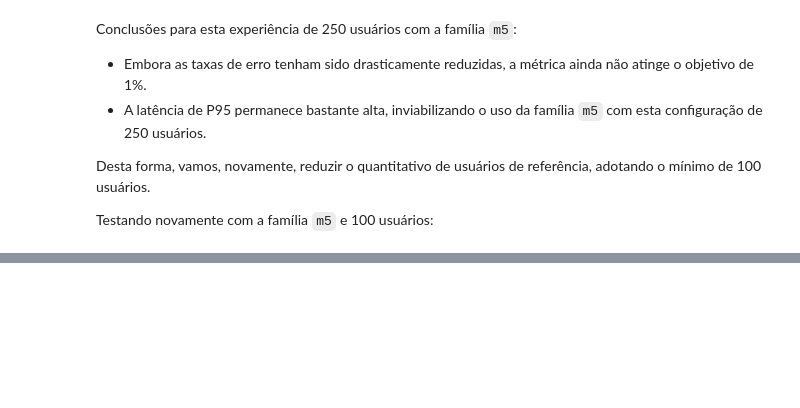
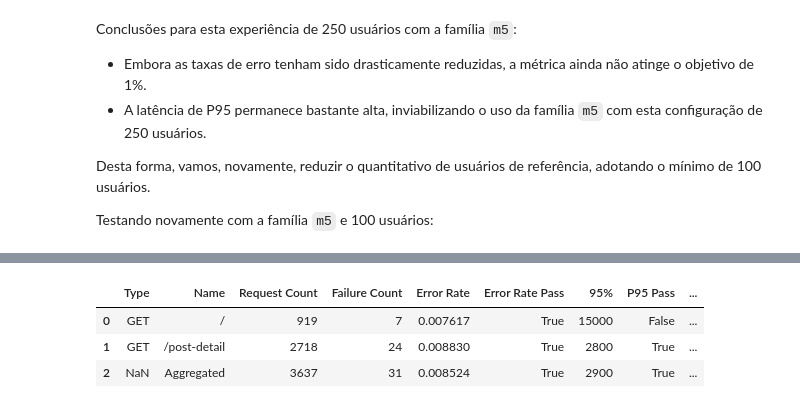
Before and after one commit to jonasluz/DIA.X540.cloud-ai, a Jupyter notebook: Project-4/Project-4.ipynb, the cells around one changed output, grey strips where cells are left out. Saved outputs shown, nothing was run; the diff lists cells and outputs as text; code cells hidden in the pictures; blank space fills up the shorter version.

```diff
--- a/Project-4/Project-4.ipynb
+++ b/Project-4/Project-4.ipynb
@@ -404,0 +419,7 @@ Testando novamente com a família `m5` e 100 usuários:
+# %%
+evaluate_results_from_csv('results/m5-2xlarge_100u_1i_stats.csv')
+# %% [output]
+|  | Type | Name | Request Count | Failure Count | Error Rate | Error Rate Pass | 95% | P95 Pass | ... |
+| 0 | GET | / | 919 | 7 | 0.007617 | True | 15000 | False | ... |
+| 1 | GET | /post-detail | 2718 | 24 | 0.008830 | True | 2800 | True | ... |
+| 2 | NaN | Aggregated | 3637 | 31 | 0.008524 | True | 2900 | True | ... |
```
Also changed, not shown: parts of 2 cells of this notebook, 4 other files.
